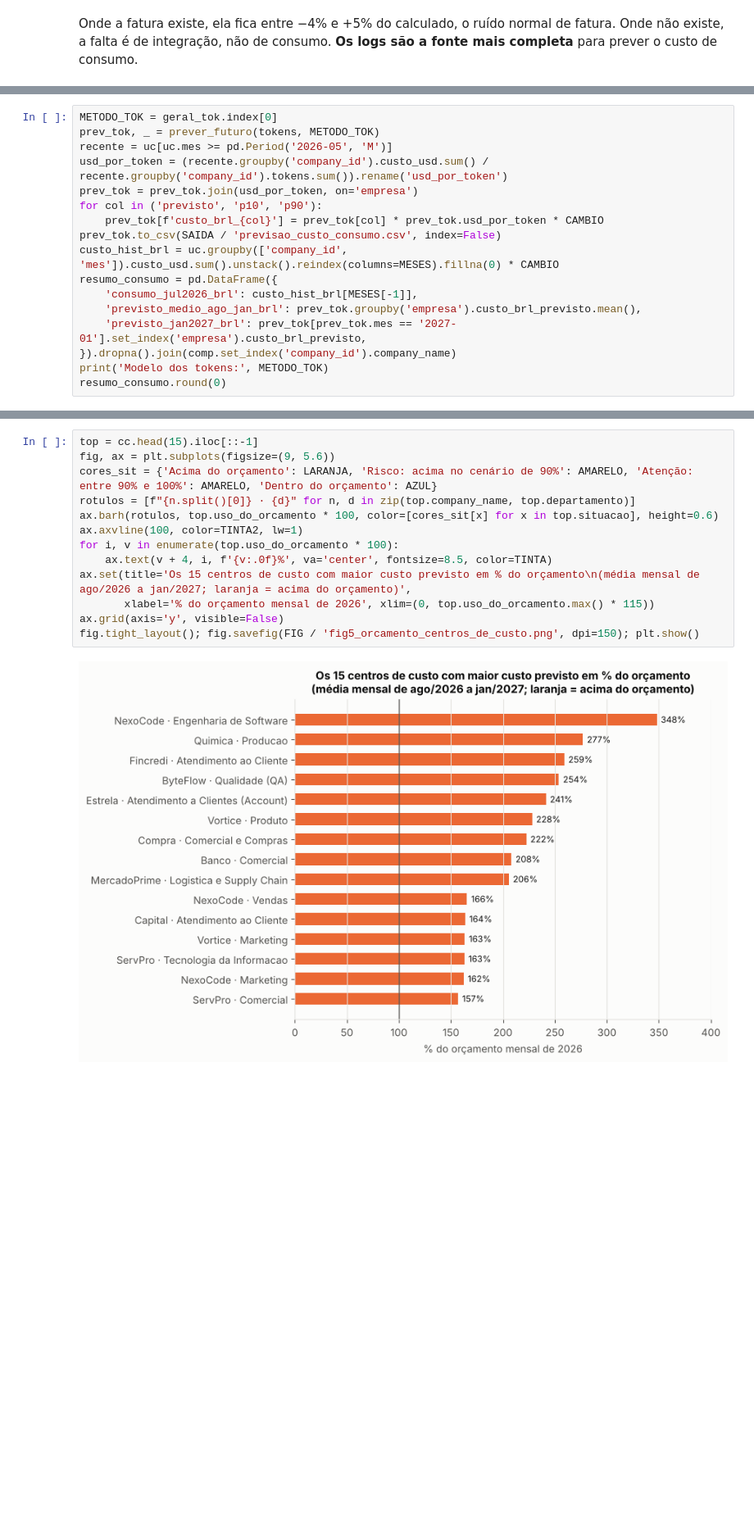
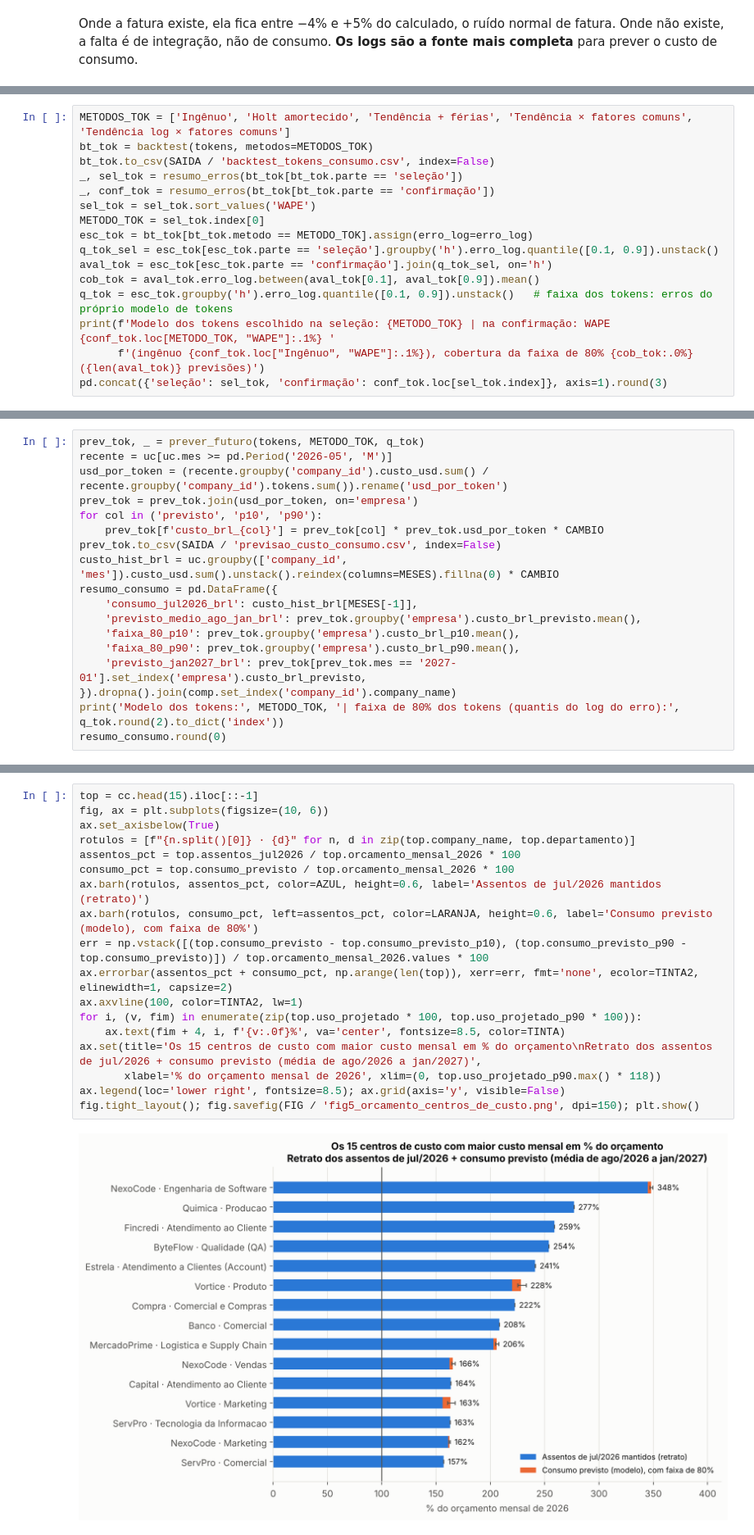
Before and after one commit to ricardojmatteo/DAMA, a Jupyter notebook: Deliverable2/08_Analise_Preditiva/previsao_demanda_custo.ipynb, the cells around one changed output, grey strips where cells are left out. Shown at 82% size. Cells and saved outputs as stored; diff of their text form; blank space fills up the shorter version.

```diff
--- a/Deliverable2/08_Analise_Preditiva/previsao_demanda_custo.ipynb
+++ b/Deliverable2/08_Analise_Preditiva/previsao_demanda_custo.ipynb
@@ -512,0 +884,16 @@ geral_tok.round(3)
+# %%
+METODOS_TOK = ['Ingênuo', 'Holt amortecido', 'Tendência + férias', 'Tendência × fatores comuns', 'Tendência log × fatores comuns']
+bt_tok = backtest(tokens, metodos=METODOS_TOK)
+bt_tok.to_csv(SAIDA / 'backtest_tokens_consumo.csv', index=False)
+_, sel_tok = resumo_erros(bt_tok[bt_tok.parte == 'seleção'])
+_, conf_tok = resumo_erros(bt_tok[bt_tok.parte == 'confirmação'])
+sel_tok = sel_tok.sort_values('WAPE')
+METODO_TOK = sel_tok.index[0]
+esc_tok = bt_tok[bt_tok.metodo == METODO_TOK].assign(erro_log=erro_log)
+q_tok_sel = esc_tok[esc_tok.parte == 'seleção'].groupby('h').erro_log.quantile([0.1, 0.9]).unstack()
+aval_tok = esc_tok[esc_tok.parte == 'confirmação'].join(q_tok_sel, on='h')
+cob_tok = aval_tok.erro_log.between(aval_tok[0.1], aval_tok[0.9]).mean()
+q_tok = esc_tok.groupby('h').erro_log.quantile([0.1, 0.9]).unstack()   # faixa dos tokens: erros do próprio modelo de tokens
+print(f'Modelo dos tokens escolhido na seleção: {METODO_TOK} | na confirmação: WAPE {conf_tok.loc[METODO_TOK, "WAPE"]:.1%} '
+      f'(ingênuo {conf_tok.loc["Ingênuo", "WAPE"]:.1%}), cobertura da faixa de 80% {cob_tok:.0%} ({len(aval_tok)} previsões)')
+pd.concat({'seleção': sel_tok, 'confirmação': conf_tok.loc[sel_tok.index]}, axis=1).round(3)
@@ -513,6 +910,5 @@ geral_tok.round(3)
 # %%
-METODO_TOK = geral_tok.index[0]
-prev_tok, _ = prever_futuro(tokens, METODO_TOK)
+prev_tok, _ = prever_futuro(tokens, METODO_TOK, q_tok)
 recente = uc[uc.mes >= pd.Period('2026-05', 'M')]
 usd_por_token = (recente.groupby('company_id').custo_usd.sum() / recente.groupby('company_id').tokens.sum()).rename('usd_por_token')
 prev_tok = prev_tok.join(usd_por_token, on='empresa')
@@ -523,8 +919,10 @@ custo_hist_brl = uc.groupby(['company_id', 'mes']).custo_usd.sum().unstack().rei
 resumo_consumo = pd.DataFrame({
     'consumo_jul2026_brl': custo_hist_brl[MESES[-1]],
     'previsto_medio_ago_jan_brl': prev_tok.groupby('empresa').custo_brl_previsto.mean(),
+    'faixa_80_p10': prev_tok.groupby('empresa').custo_brl_p10.mean(),
+    'faixa_80_p90': prev_tok.groupby('empresa').custo_brl_p90.mean(),
     'previsto_jan2027_brl': prev_tok[prev_tok.mes == '2027-01'].set_index('empresa').custo_brl_previsto,
 }).dropna().join(comp.set_index('company_id').company_name)
-print('Modelo dos tokens:', METODO_TOK)
+print('Modelo dos tokens:', METODO_TOK, '| faixa de 80% dos tokens (quantis do log do erro):', q_tok.round(2).to_dict('index'))
 resumo_consumo.round(0)
 # %% [output]
@@ -632,18 +1076,23 @@ emp_orc.round(2)
 # %%
 top = cc.head(15).iloc[::-1]
-fig, ax = plt.subplots(figsize=(9, 5.6))
-cores_sit = {'Acima do orçamento': LARANJA, 'Risco: acima no cenário de 90%': AMARELO, 'Atenção: entre 90% e 100%': AMARELO, 'Dentro do orçamento': AZUL}
+fig, ax = plt.subplots(figsize=(10, 6))
+ax.set_axisbelow(True)
 rotulos = [f"{n.split()[0]} · {d}" for n, d in zip(top.company_name, top.departamento)]
-ax.barh(rotulos, top.uso_do_orcamento * 100, color=[cores_sit[x] for x in top.situacao], height=0.6)
+assentos_pct = top.assentos_jul2026 / top.orcamento_mensal_2026 * 100
+consumo_pct = top.consumo_previsto / top.orcamento_mensal_2026 * 100
+ax.barh(rotulos, assentos_pct, color=AZUL, height=0.6, label='Assentos de jul/2026 mantidos (retrato)')
+ax.barh(rotulos, consumo_pct, left=assentos_pct, color=LARANJA, height=0.6, label='Consumo previsto (modelo), com faixa de 80%')
+err = np.vstack([(top.consumo_previsto - top.consumo_previsto_p10), (top.consumo_previsto_p90 - top.consumo_previsto)]) / top.orcamento_mensal_2026.values * 100
+ax.errorbar(assentos_pct + consumo_pct, np.arange(len(top)), xerr=err, fmt='none', ecolor=TINTA2, elinewidth=1, capsize=2)
 ax.axvline(100, color=TINTA2, lw=1)
-for i, v in enumerate(top.uso_do_orcamento * 100):
-    ax.text(v + 4, i, f'{v:.0f}%', va='center', fontsize=8.5, color=TINTA)
-ax.set(title='Os 15 centros de custo com maior custo previsto em % do orçamento\n(média mensal de ago/2026 a jan/2027; laranja = acima do orçamento)',
-       xlabel='% do orçamento mensal de 2026', xlim=(0, top.uso_do_orcamento.max() * 115))
-ax.grid(axis='y', visible=False)
+for i, (v, fim) in enumerate(zip(top.uso_projetado * 100, top.uso_projetado_p90 * 100)):
+    ax.text(fim + 4, i, f'{v:.0f}%', va='center', fontsize=8.5, color=TINTA)
+ax.set(title='Os 15 centros de custo com maior custo mensal em % do orçamento\nRetrato dos assentos de jul/2026 + consumo previsto (média de ago/2026 a jan/2027)',
+       xlabel='% do orçamento mensal de 2026', xlim=(0, top.uso_projetado_p90.max() * 118))
+ax.legend(loc='lower right', fontsize=8.5); ax.grid(axis='y', visible=False)
 fig.tight_layout(); fig.savefig(FIG / 'fig5_orcamento_centros_de_custo.png', dpi=150); plt.show()
 # %% [output]
-[figure, old version]
+[figure, new version]
 # %% [markdown]
 ## 9. Conclusões
 
```
Also changed, not shown: parts of 50 cells of this notebook, 19 other files.
